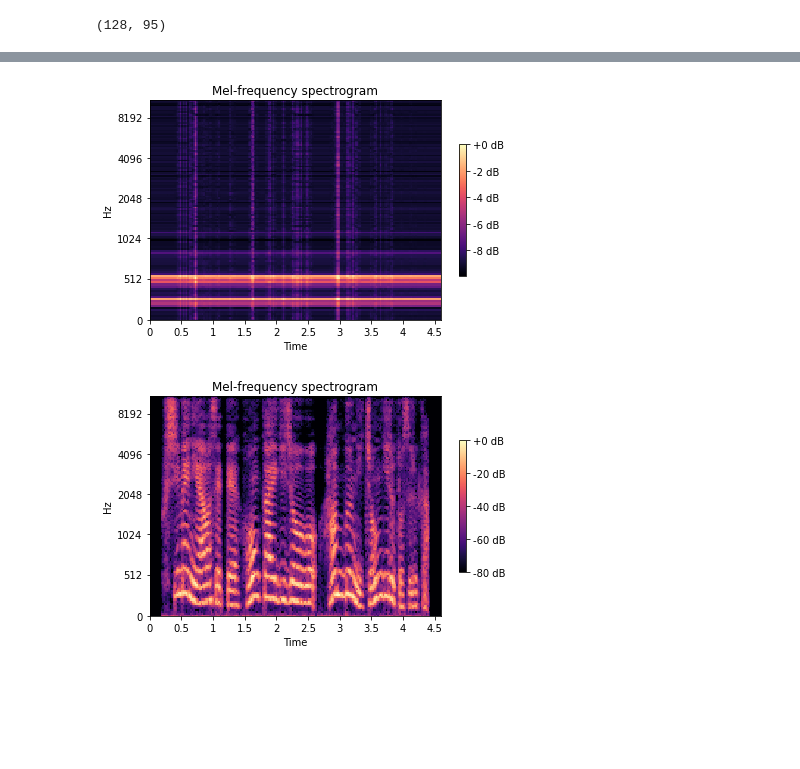
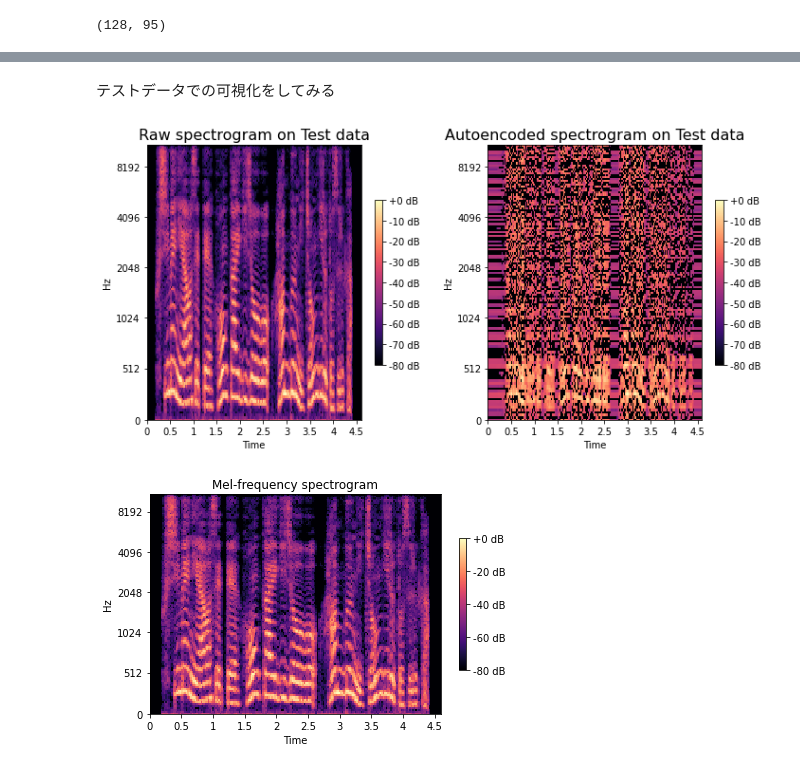
Before and after one commit to wildgeece96/bandai, a Jupyter notebook: app/004_denoising_autoencoder.ipynb, the cells around one changed output, grey strips where cells are left out. Cells and saved outputs as stored; diff of their text form; code cells hidden in the pictures; blank space fills up the shorter version.

```diff
--- a/app/004_denoising_autoencoder.ipynb
+++ b/app/004_denoising_autoencoder.ipynb
@@ -248,7 +240,14 @@ inputs['y'].min(), inputs['y'].max()
-# %%
-plot.plot_spectrogram(outputs.cpu().numpy().T)
-# %% [output]
-[figure, removed]
+# %% [markdown]
+テストデータでの可視化をしてみる
+# %%
+S0 = inputs['y'].cpu().numpy().T
+S1 = outputs.cpu().numpy().T
+plot.plot_compared_spectrograms(
+    S0, S1, title0="Raw spectrogram on Test data", title1="Autoencoded spectrogram on Test data",
+    save_path="../fig/fc_ae_results.png"
+    )
+# %% [output]
+[figure, added]
 # %%
 plot.plot_spectrogram(inputs['y'].cpu().numpy().T)
 # %% [output]
```
Also changed, not shown: parts of 16 cells of this notebook, 1 other file.
